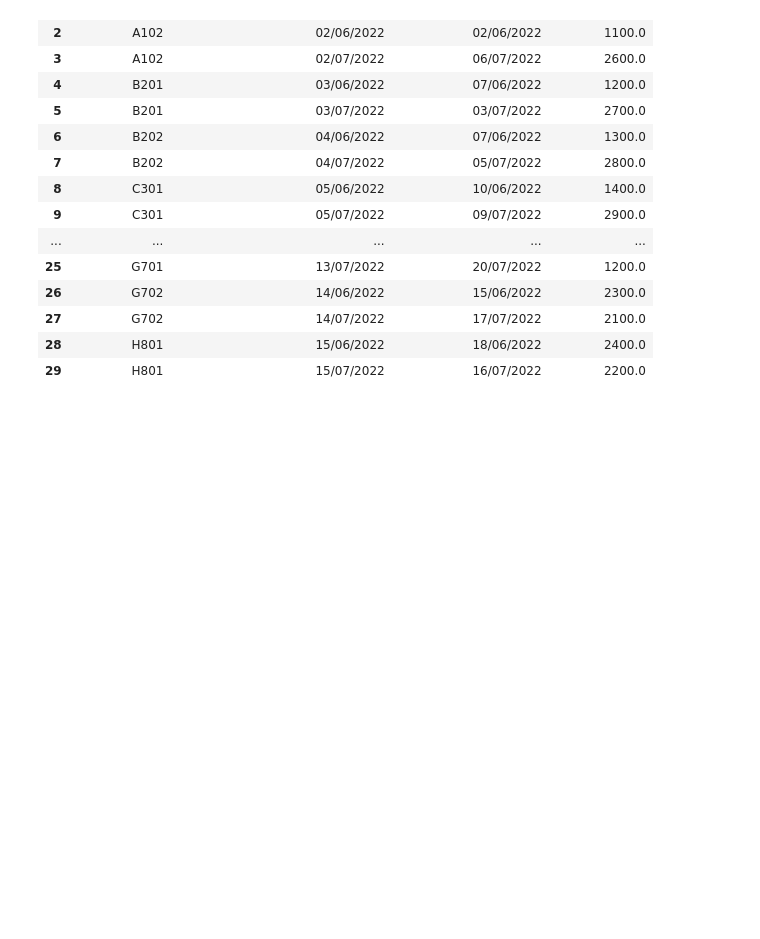
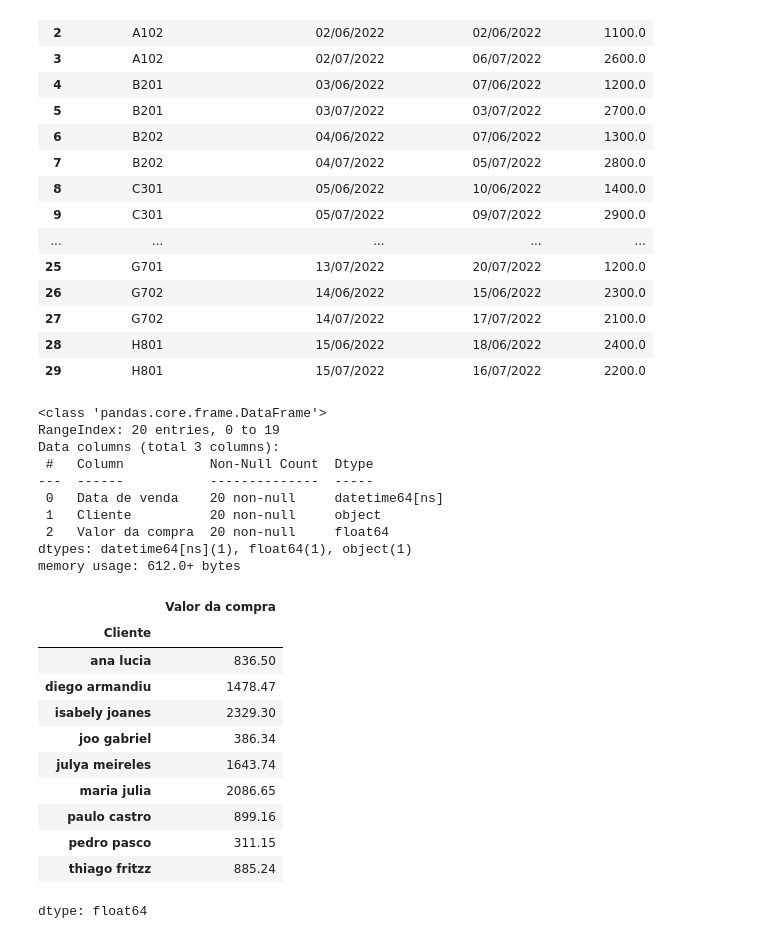
Before and after one commit to AenimaLabs/pandas_tratamiento_manipulacion_datos, a Jupyter notebook: Pandas_tratamiento_manipulacion_datos.ipynb, the cells around one changed output. Drawn from its saved outputs; the diff is of its cells as text; code cells hidden in the pictures; blank space fills up the shorter version.

```diff
--- a/Pandas_tratamiento_manipulacion_datos.ipynb
+++ b/Pandas_tratamiento_manipulacion_datos.ipynb
@@ -816,3 +816,39 @@ datos_locacion
 | 27 | G702 | 14/07/2022 | 17/07/2022 | 2100.0 |
 | 28 | H801 | 15/06/2022 | 18/06/2022 | 2400.0 |
 | 29 | H801 | 15/07/2022 | 16/07/2022 | 2200.0 |
+# %%
+# Transformar para el tipo datetime definiendo el formato de fecha como DD/MM/AAAA ('%d/%m/%Y')
+datos_ventas['Data de venda'] = pd.to_datetime(datos_ventas['Data de venda'], format='%d/%m/%Y')
+# Visualizar el resultado
+datos_ventas
+
+# Verificar el resultado de la transformación
+datos_ventas.info()
+
+# Calcular el total recaudado en compras por cada cliente
+total_compras = datos_ventas.groupby(['Cliente'])['Valor da compra'].sum()
+# Visualizar el resultado
+total_compras
+# %% [output]
+<class 'pandas.core.frame.DataFrame'>
+RangeIndex: 20 entries, 0 to 19
+Data columns (total 3 columns):
+ #   Column           Non-Null Count  Dtype
+---  ------           --------------  -----
+ 0   Data de venda    20 non-null     datetime64[ns]
+ 1   Cliente          20 non-null     object
+ 2   Valor da compra  20 non-null     float64
+dtypes: datetime64[ns](1), float64(1), object(1)
+memory usage: 612.0+ bytes
+|  | Valor da compra |
+| Cliente |  |
+| ana lucia | 836.50 |
+| diego armandiu | 1478.47 |
+| isabely joanes | 2329.30 |
+| joo gabriel | 386.34 |
+| julya meireles | 1643.74 |
+| maria julia | 2086.65 |
+| paulo castro | 899.16 |
+| pedro pasco | 311.15 |
+| thiago fritzz | 885.24 |
+dtype: float64
```
Also changed, not shown: parts of 1 cell of this notebook.
